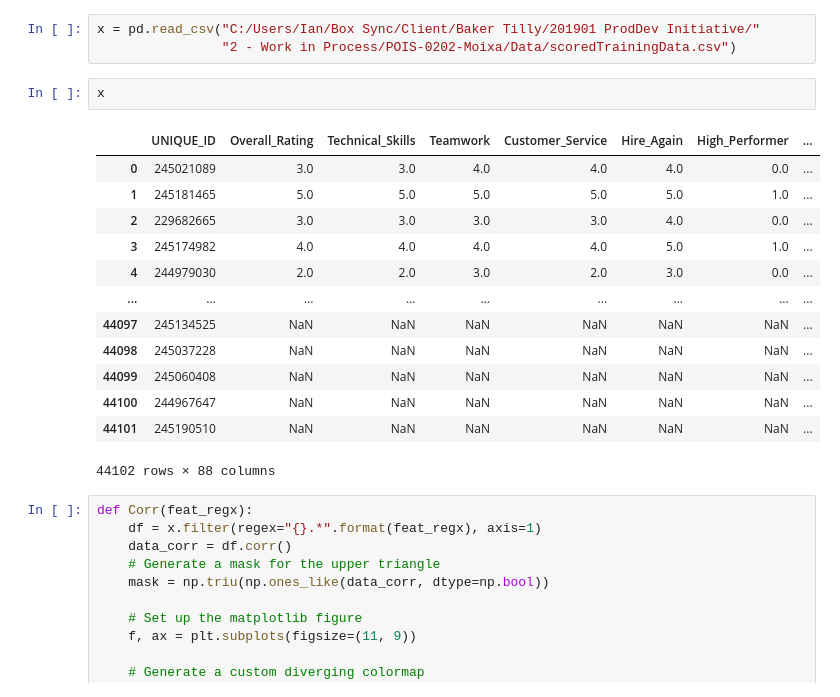
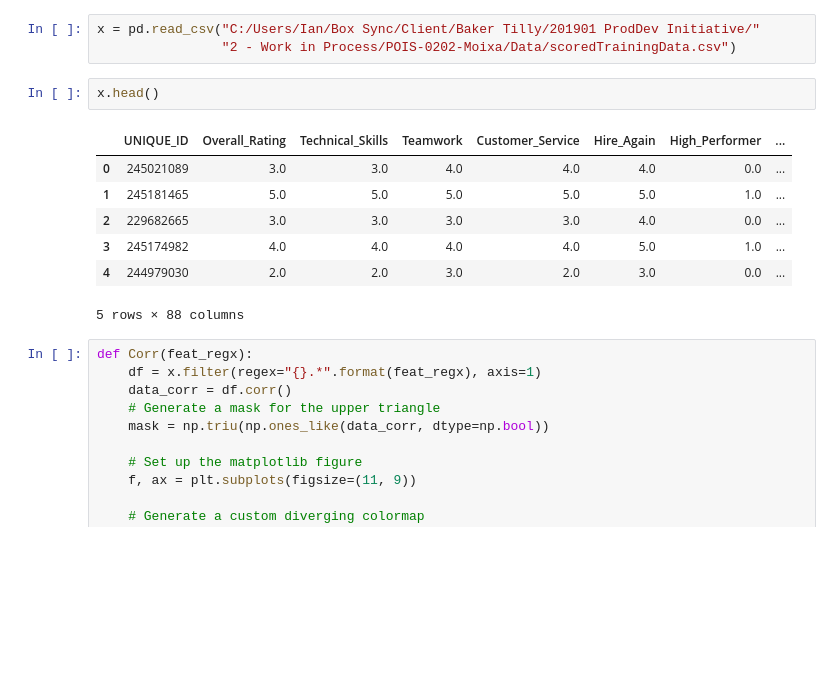
Before and after one commit to ianmburke2233/POIS-0202-Moixa, a Jupyter notebook: Correlations.ipynb, the cells around one changed output. Drawn from its saved outputs; the diff is of its cells as text; blank space fills up the shorter version.

```diff
--- a/Correlations.ipynb
+++ b/Correlations.ipynb
@@ -11,21 +13,15 @@ sns.set_style({'axes_labelcolor': 'white'})
 x = pd.read_csv("C:/Users/Ian/Box Sync/Client/Baker Tilly/201901 ProdDev Initiative/"
                 "2 - Work in Process/POIS-0202-Moixa/Data/scoredTrainingData.csv")
 # %%
-x
+x.head()
 # %% [output]
 |  | UNIQUE_ID | Overall_Rating | Technical_Skills | Teamwork | Customer_Service | Hire_Again | High_Performer | ... |
 | 0 | 245021089 | 3.0 | 3.0 | 4.0 | 4.0 | 4.0 | 0.0 | ... |
 | 1 | 245181465 | 5.0 | 5.0 | 5.0 | 5.0 | 5.0 | 1.0 | ... |
 | 2 | 229682665 | 3.0 | 3.0 | 3.0 | 3.0 | 4.0 | 0.0 | ... |
 | 3 | 245174982 | 4.0 | 4.0 | 4.0 | 4.0 | 5.0 | 1.0 | ... |
 | 4 | 244979030 | 2.0 | 2.0 | 3.0 | 2.0 | 3.0 | 0.0 | ... |
-| ... | ... | ... | ... | ... | ... | ... | ... | ... |
-| 44097 | 245134525 | NaN | NaN | NaN | NaN | NaN | NaN | ... |
-| 44098 | 245037228 | NaN | NaN | NaN | NaN | NaN | NaN | ... |
-| 44099 | 245060408 | NaN | NaN | NaN | NaN | NaN | NaN | ... |
-| 44100 | 244967647 | NaN | NaN | NaN | NaN | NaN | NaN | ... |
-| 44101 | 245190510 | NaN | NaN | NaN | NaN | NaN | NaN | ... |
-44102 rows × 88 columns
+5 rows × 88 columns
 # %%
 def Corr(feat_regx):
     df = x.filter(regex="{}.*".format(feat_regx), axis=1)
```
Also changed, not shown: parts of 26 cells of this notebook, 2 other files.
